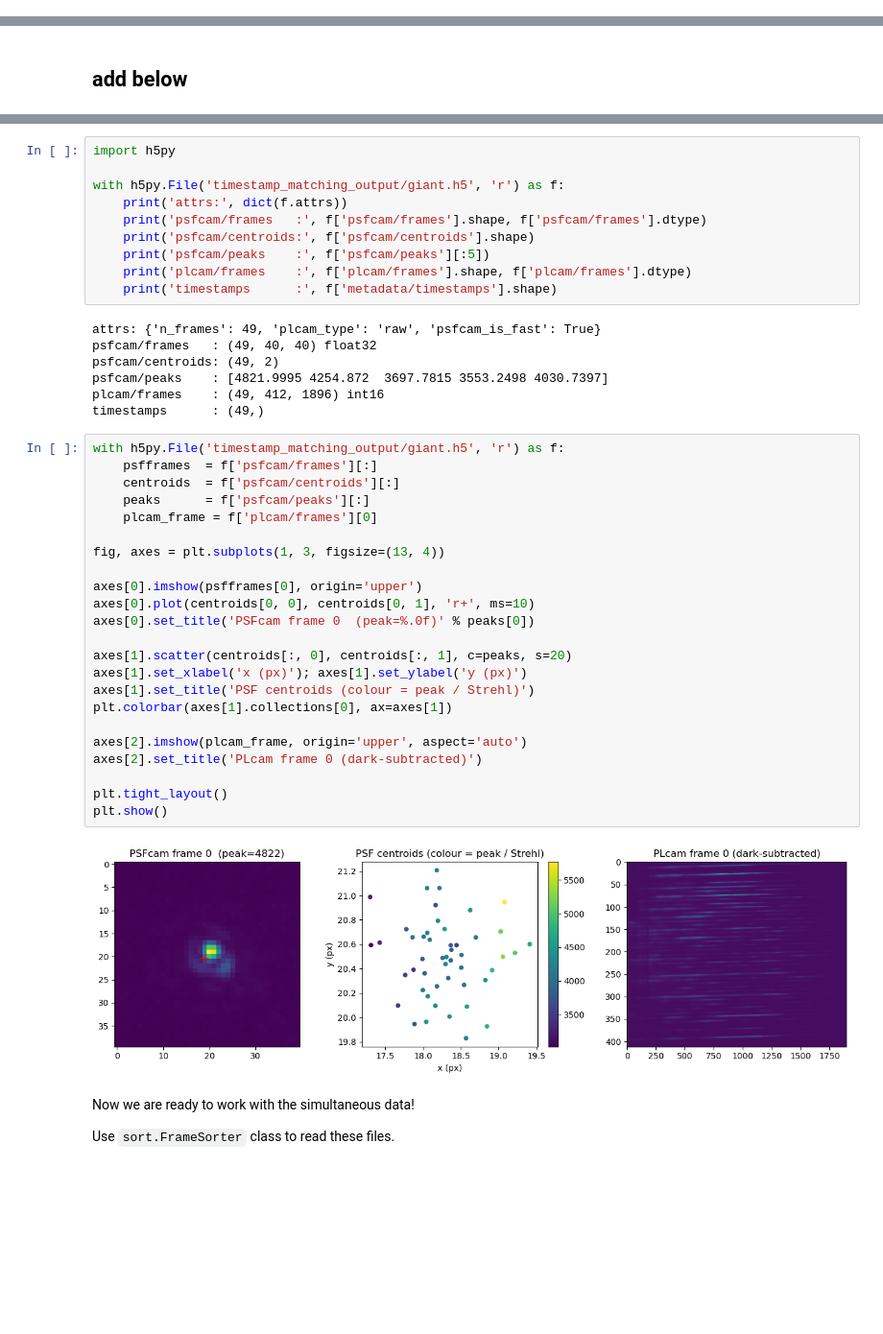
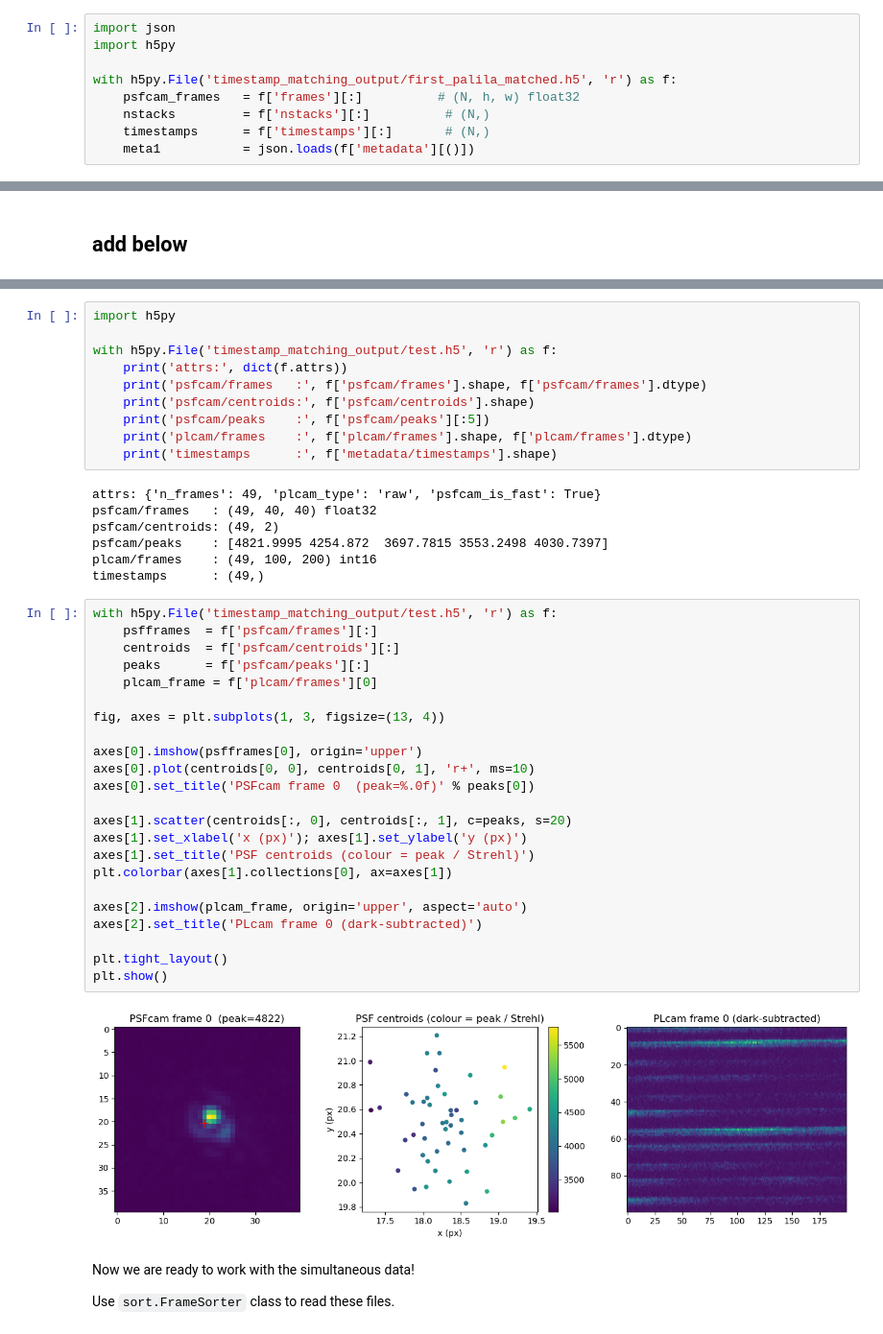
Before and after one commit to YooJung-Kim/PLred, a Jupyter notebook: PLred/tutorials/step1_frame_sorting.ipynb, the cells around one changed output, grey strips where cells are left out. Shown at 96% size. Cells and saved outputs as stored; diff of their text form; blank space fills up the shorter version.

```diff
--- a/PLred/tutorials/step1_frame_sorting.ipynb
+++ b/PLred/tutorials/step1_frame_sorting.ipynb
@@ -98,4 +98,13 @@ with h5py.File('timestamp_matching_output/first_palila_matched.h5', 'r') as f:
     timestamps = f['timestamps'][:]
 # %% [output]
 ['frames', 'metadata', 'nstacks', 'timestamps']
+# %%
+import json
+import h5py
+
+with h5py.File('timestamp_matching_output/first_palila_matched.h5', 'r') as f:
+    psfcam_frames   = f['frames'][:]          # (N, h, w) float32
+    nstacks         = f['nstacks'][:]          # (N,)
+    timestamps      = f['timestamps'][:]       # (N,)
+    meta1           = json.loads(f['metadata'][()])
 # %%
@@ -131,7 +141,7 @@ Done. Giant H5 written to timestamp_matching_output/giant.h5
 # %%
 import h5py
 
-with h5py.File('timestamp_matching_output/giant.h5', 'r') as f:
+with h5py.File('timestamp_matching_output/test.h5', 'r') as f:
     print('attrs:', dict(f.attrs))
     print('psfcam/frames   :', f['psfcam/frames'].shape, f['psfcam/frames'].dtype)
     print('psfcam/centroids:', f['psfcam/centroids'].shape)
@@ -143,33 +153,33 @@ attrs: {'n_frames': 49, 'plcam_type': 'raw', 'psfcam_is_fast': True}
 psfcam/frames   : (49, 40, 40) float32
 psfcam/centroids: (49, 2)
 psfcam/peaks    : [4821.9995 4254.872  3697.7815 3553.2498 4030.7397]
-plcam/frames    : (49, 412, 1896) int16
+plcam/frames    : (49, 100, 200) int16
 timestamps      : (49,)
 # %%
-with h5py.File('timestamp_matching_output/giant.h5', 'r') as f:
+with h5py.File('timestamp_matching_output/test.h5', 'r') as f:
     psfframes  = f['psfcam/frames'][:]
     centroids  = f['psfcam/centroids'][:]
     peaks      = f['psfcam/peaks'][:]
     plcam_frame = f['plcam/frames'][0]
 
 fig, axes = plt.subplots(1, 3, figsize=(13, 4))
 
 axes[0].imshow(psfframes[0], origin='upper')
 axes[0].plot(centroids[0, 0], centroids[0, 1], 'r+', ms=10)
 axes[0].set_title('PSFcam frame 0  (peak=%.0f)' % peaks[0])
 
 axes[1].scatter(centroids[:, 0], centroids[:, 1], c=peaks, s=20)
 axes[1].set_xlabel('x (px)'); axes[1].set_ylabel('y (px)')
 axes[1].set_title('PSF centroids (colour = peak / Strehl)')
 plt.colorbar(axes[1].collections[0], ax=axes[1])
 
 axes[2].imshow(plcam_frame, origin='upper', aspect='auto')
 axes[2].set_title('PLcam frame 0 (dark-subtracted)')
 
 plt.tight_layout()
 plt.show()
 # %% [output]
-[figure, old version]
+[figure, new version]
 # %% [markdown]
 Now we are ready to work with the simultaneous data!
 
```
Also changed, not shown: parts of 2 cells of this notebook, 2 other files.
